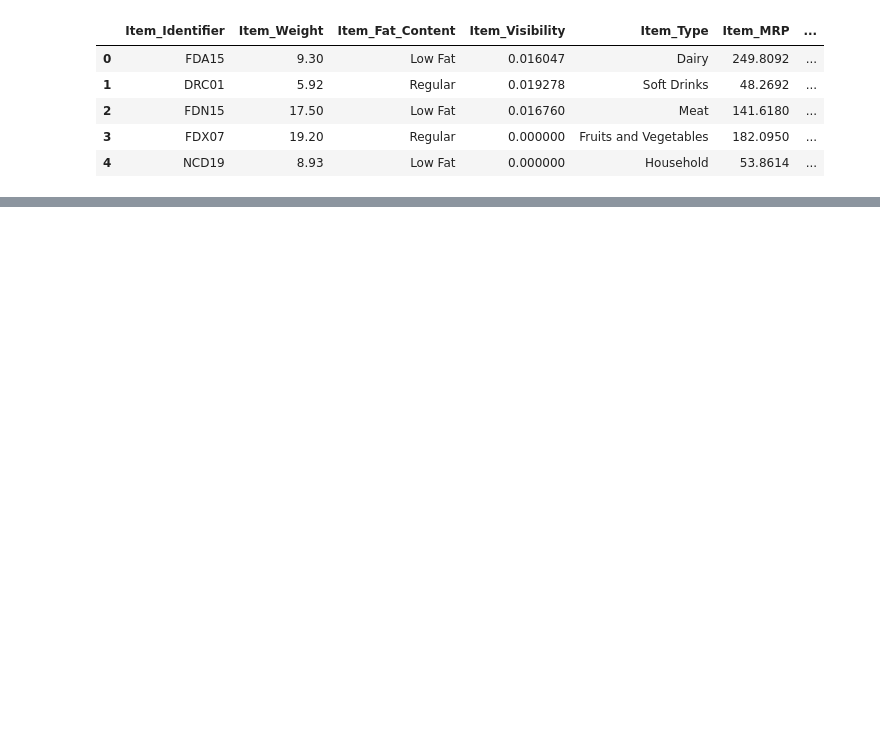
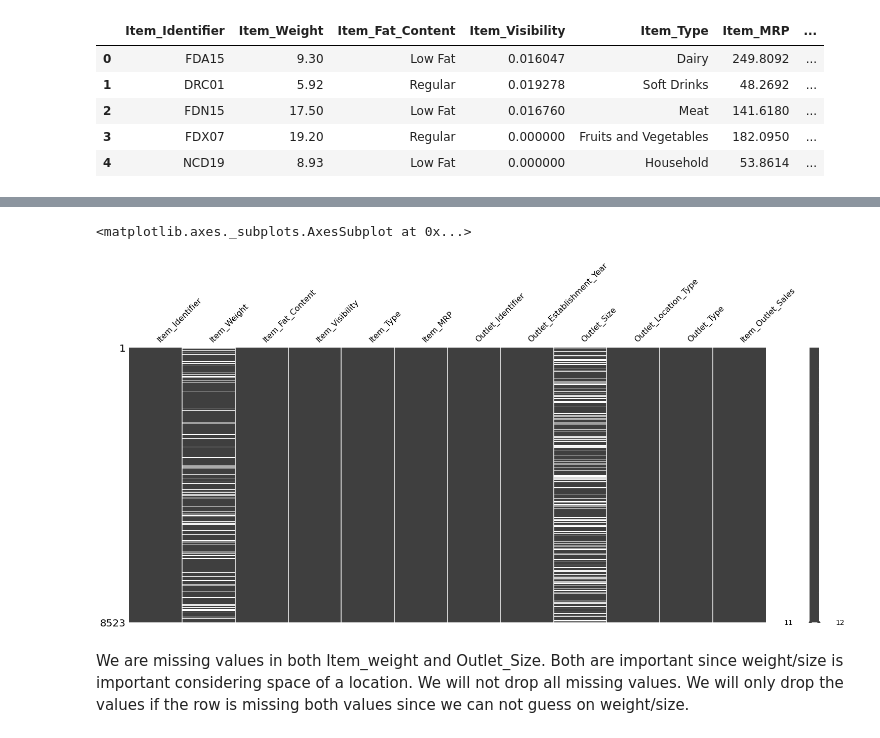
Before and after one commit to rommeljpadilla/sales-predictions, a Jupyter notebook: Sales_predictions.ipynb, the cells around one changed output, grey strips where cells are left out. Drawn from its saved outputs; the diff is of its cells as text; code cells hidden in the pictures; blank space fills up the shorter version.

```diff
--- a/Sales_predictions.ipynb
+++ b/Sales_predictions.ipynb
@@ -19,0 +104,8 @@ df.head()
+# %%
+import missingno
+missingno.matrix(df)
+# %% [output]
+<matplotlib.axes._subplots.AxesSubplot at 0x...>
+[figure, added]
+# %% [markdown]
+We are missing values in both Item_weight and Outlet_Size. Both are important since weight/size is important considering space of a location. We will not drop all missing values. We will only drop the values if the row is missing both values since we can not guess on weight/size.
```
Also changed, not shown: parts of 18 cells of this notebook.
